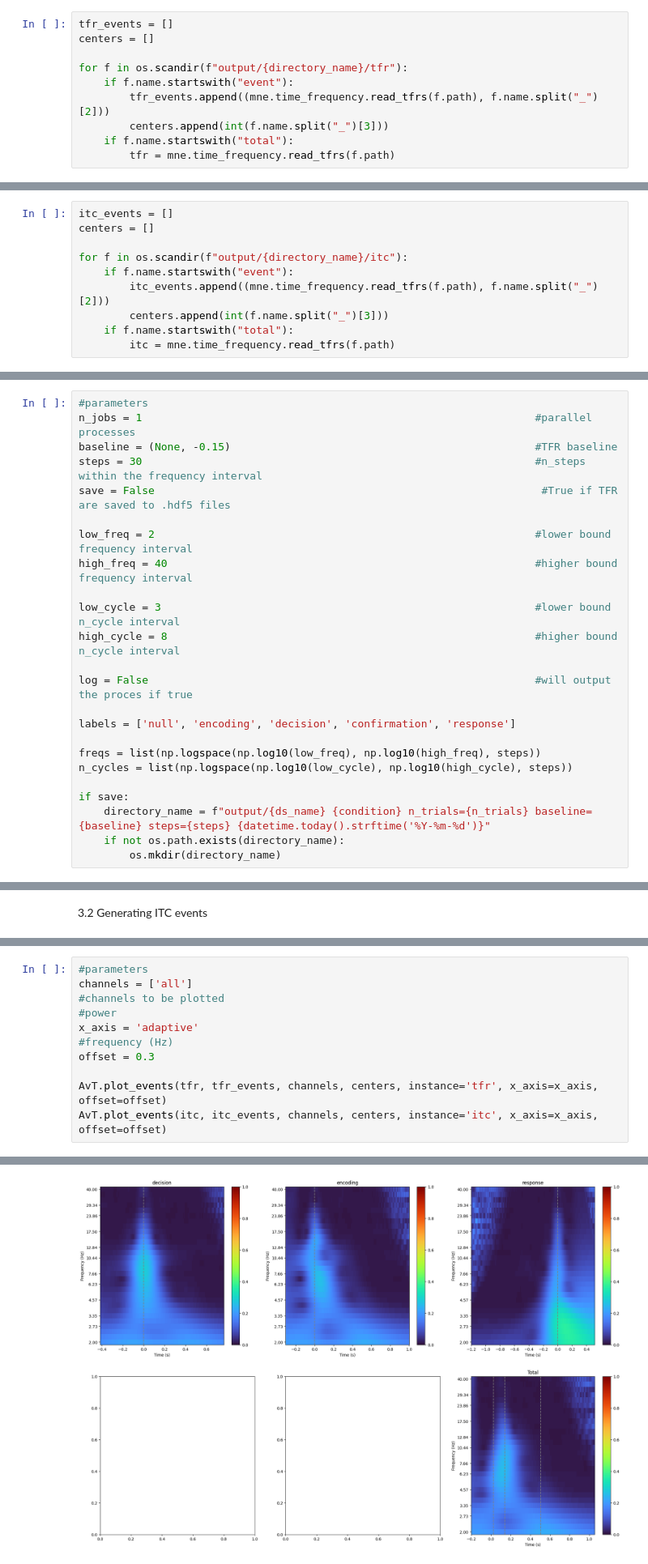
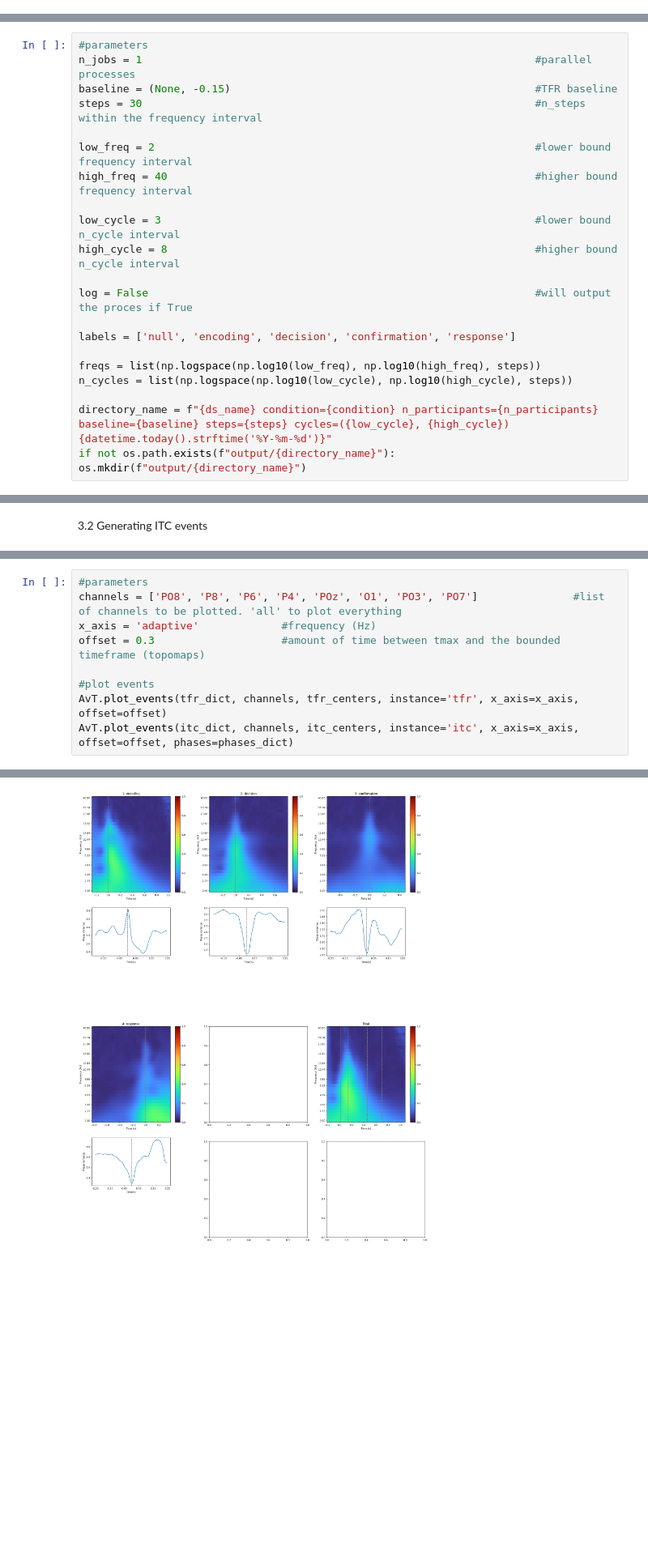
Before and after one commit to ArianVT/HMP-TFR, a Jupyter notebook: HMP-TFR.ipynb, the cells around one changed output, grey strips where cells are left out. Shown at 81% size. Cells and saved outputs as stored; diff of their text form; blank space fills up the shorter version.

```diff
--- a/HMP-TFR.ipynb
+++ b/HMP-TFR.ipynb
@@ -13,10 +9,0 @@ directory_name = "labelled_data_200hz.nc speed n_trials=9399 baseline=(None, -0.
-# %%
-tfr_events = []
-centers = []
-
-for f in os.scandir(f"output/{directory_name}/tfr"):
-    if f.name.startswith("event"):
-        tfr_events.append((mne.time_frequency.read_tfrs(f.path), f.name.split("_")[2]))
-        centers.append(int(f.name.split("_")[3]))
-    if f.name.startswith("total"):
-        tfr = mne.time_frequency.read_tfrs(f.path)
@@ -28,10 +9,0 @@ Reading c:\Users\arian\Documents\Msc Artificial Intelligence\Thesis\Model\Van Ti
-# %%
-itc_events = []
-centers = []
-
-for f in os.scandir(f"output/{directory_name}/itc"):
-    if f.name.startswith("event"):
-        itc_events.append((mne.time_frequency.read_tfrs(f.path), f.name.split("_")[2]))
-        centers.append(int(f.name.split("_")[3]))
-    if f.name.startswith("total"):
-        itc = mne.time_frequency.read_tfrs(f.path)
@@ -136,7 +129,6 @@ No baseline correction applied
 n_jobs = 1                                                              #parallel processes
 baseline = (None, -0.15)                                                #TFR baseline
 steps = 30                                                              #n_steps within the frequency interval
-save = False                                                             #True if TFR are saved to .hdf5 files
 
 low_freq = 2                                                            #lower bound frequency interval
 high_freq = 40                                                          #higher bound frequency interval
@@ -144,17 +136,15 @@ high_freq = 40                                                          #higher
 low_cycle = 3                                                           #lower bound n_cycle interval
 high_cycle = 8                                                          #higher bound n_cycle interval
 
-log = False                                                             #will output the proces if true
+log = False                                                             #will output the proces if True
 
 labels = ['null', 'encoding', 'decision', 'confirmation', 'response']
 
 freqs = list(np.logspace(np.log10(low_freq), np.log10(high_freq), steps))
 n_cycles = list(np.logspace(np.log10(low_cycle), np.log10(high_cycle), steps))
 
-if save:
-    directory_name = f"output/{ds_name} {condition} n_trials={n_trials} baseline={baseline} steps={steps} {datetime.today().strftime('%Y-%m-%d')}"
-    if not os.path.exists(directory_name):
-        os.mkdir(directory_name)
+directory_name = f"{ds_name} condition={condition} n_participants={n_participants} baseline={baseline} steps={steps} cycles=({low_cycle}, {high_cycle}) {datetime.today().strftime('%Y-%m-%d')}"
+if not os.path.exists(f"output/{directory_name}"): os.mkdir(f"output/{directory_name}")
 # %% [markdown]
 3.1 Generating TFR events
 # %%
@@ -253,11 +428,12 @@ No baseline correction applied
 # %%
 #parameters
-channels = ['all']                                                                          #channels to be plotted                                                                          #power
-x_axis = 'adaptive'                                                                         #frequency (Hz)
-offset = 0.3
+channels = ['PO8', 'P8', 'P6', 'P4', 'POz', 'O1', 'PO3', 'PO7']               #list of channels to be plotted. 'all' to plot everything
+x_axis = 'adaptive'             #frequency (Hz)
+offset = 0.3                    #amount of time between tmax and the bounded timeframe (topomaps)
 
-AvT.plot_events(tfr, tfr_events, channels, centers, instance='tfr', x_axis=x_axis, offset=offset)
-AvT.plot_events(itc, itc_events, channels, centers, instance='itc', x_axis=x_axis, offset=offset)
+#plot events
+AvT.plot_events(tfr_dict, channels, tfr_centers, instance='tfr', x_axis=x_axis, offset=offset)
+AvT.plot_events(itc_dict, channels, itc_centers, instance='itc', x_axis=x_axis, offset=offset, phases=phases_dict)
 # %% [output]
 No baseline correction applied
 No baseline correction applied
@@ -284 +462 @@ No baseline correction applied
-[figure, old version]
+[figure, new version]
```
Also changed, not shown: parts of 16 cells of this notebook, 45 other files.
